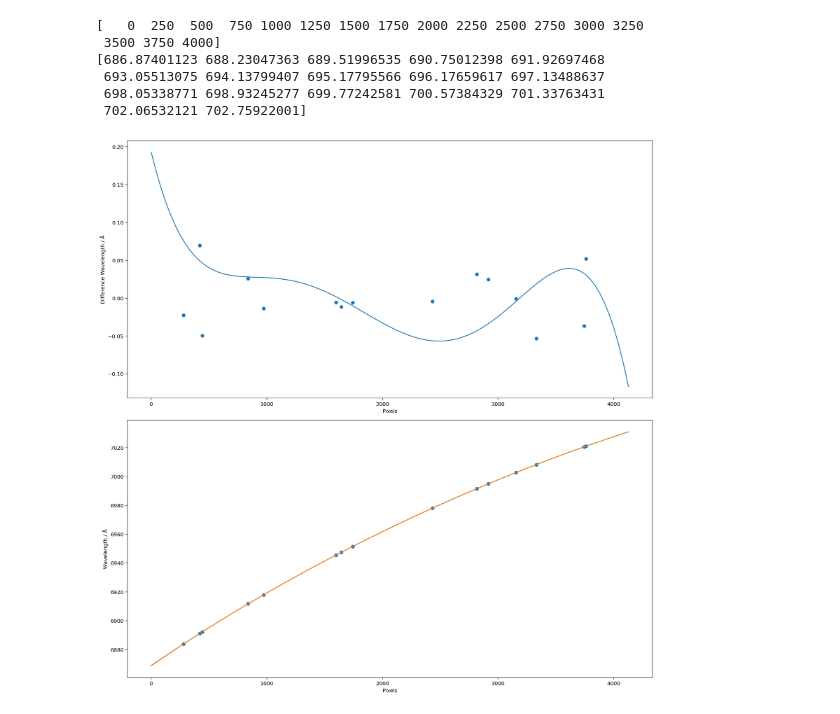
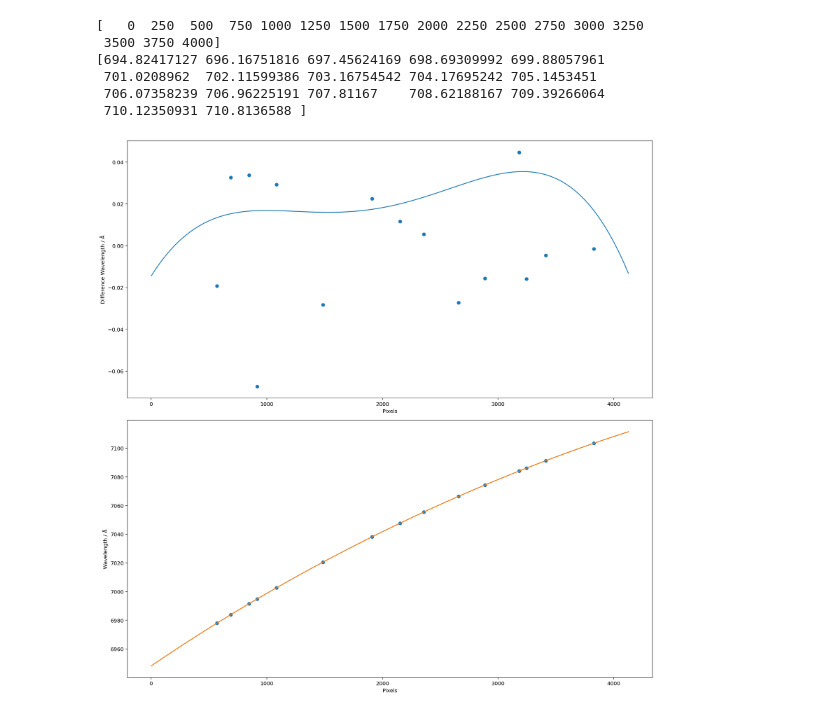
Before and after one commit to svenbuder/velocereduction, a Jupyter notebook: VeloceReduction/veloce_reference_data/thxe_pixels_and_positions/test_pixel_wavelength_mapping.ipynb, the cells around one changed output. Saved outputs shown, nothing was run; the diff lists cells and outputs as text; code cells hidden in the pictures.

Commit message:
ccd 3 order 87

```diff
--- a/VeloceReduction/veloce_reference_data/thxe_pixels_and_positions/test_pixel_wavelength_mapping.ipynb
+++ b/VeloceReduction/veloce_reference_data/thxe_pixels_and_positions/test_pixel_wavelength_mapping.ipynb
@@ -102,12 +102,12 @@ def plot_new_vs_tinney(order_name, reference_pixel_tinney = 2450, shift_tinney =
     plt.show()
     plt.close
 # %%
-plot_new_vs_tinney(order_name = 'ccd_3_order_88', reference_pixel_tinney=2452, shift_tinney=0)
+plot_new_vs_tinney(order_name = 'ccd_3_order_87', reference_pixel_tinney=2453, shift_tinney=0)
 # %% [output]
 [   0  250  500  750 1000 1250 1500 1750 2000 2250 2500 2750 3000 3250
  3500 3750 4000]
-[686.87401123 688.23047363 689.51996535 690.75012398 691.92697468
- 693.05513075 694.13799407 695.17795566 696.17659617 697.13488637
- 698.05338771 698.93245277 699.77242581 700.57384329 701.33763431
- 702.06532121 702.75922001]
+[694.82417127 696.16751816 697.45624169 698.69309992 699.88057961
+ 701.0208962  702.11599386 703.16754542 704.17695242 705.1453451
+ 706.07358239 706.96225191 707.81167    708.62188167 709.39266064
+ 710.12350931 710.8136588 ]
-[figure, old version]
+[figure, new version]
```
Also changed, not shown: 1 other file.
